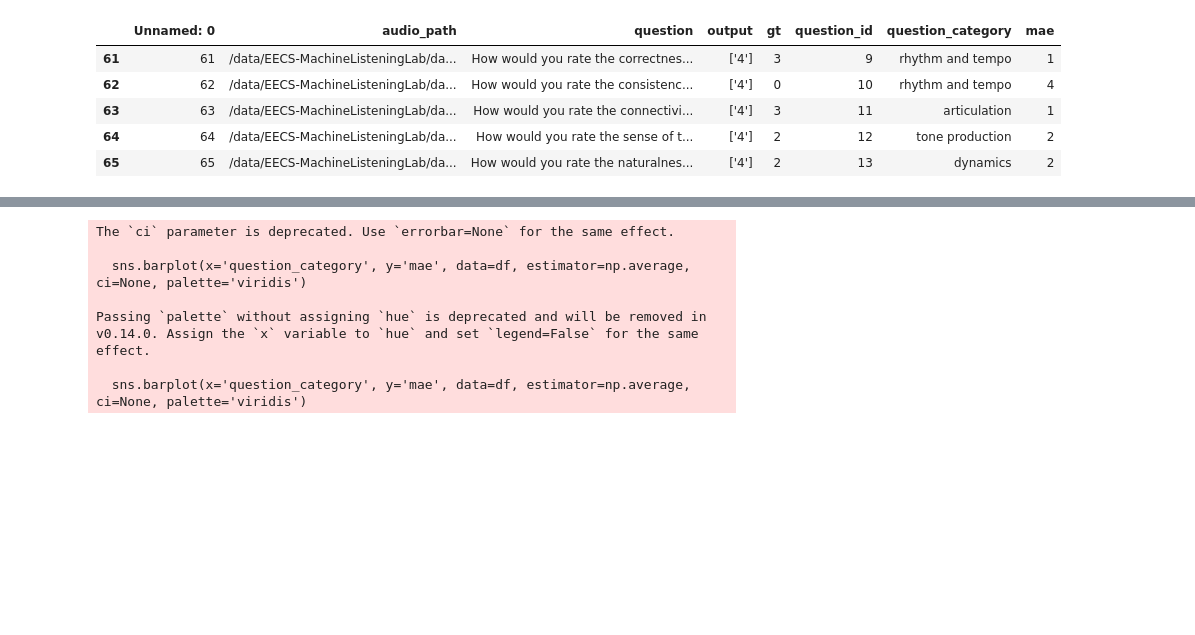
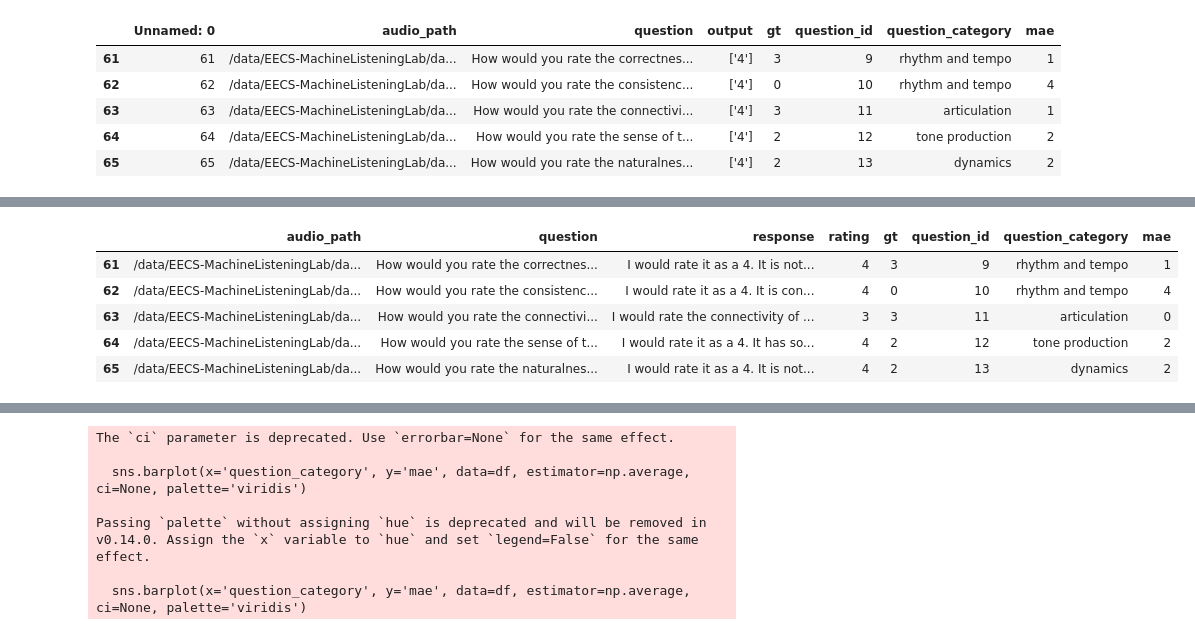
Before and after one commit to anusfoil/LLaQo, a Jupyter notebook: engine/results/analysis.ipynb, the cells around one changed output, grey strips where cells are left out. Saved outputs shown, nothing was run; the diff lists cells and outputs as text; code cells hidden in the pictures; blank space fills up the shorter version.

```diff
--- a/engine/results/analysis.ipynb
+++ b/engine/results/analysis.ipynb
@@ -38,0 +16,10 @@ Passing `palette` without assigning `hue` is deprecated and will be removed in v
+# %%
+ltu_df = pd.read_csv("ltu_results.csv")
+ltu_df[-5:]
+# %% [output]
+|  | audio_path | question | response | rating | gt | question_id | question_category | mae |
+| 61 | /data/EECS-MachineListeningLab/da... | How would you rate the correctnes... | I would rate it as a 4. It is not... | 4 | 3 | 9 | rhythm and tempo | 1 |
+| 62 | /data/EECS-MachineListeningLab/da... | How would you rate the consistenc... | I would rate it as a 4. It is con... | 4 | 0 | 10 | rhythm and tempo | 4 |
+| 63 | /data/EECS-MachineListeningLab/da... | How would you rate the connectivi... | I would rate the connectivity of ... | 3 | 3 | 11 | articulation | 0 |
+| 64 | /data/EECS-MachineListeningLab/da... | How would you rate the sense of t... | I would rate it as a 4. It has so... | 4 | 2 | 12 | tone production | 2 |
+| 65 | /data/EECS-MachineListeningLab/da... | How would you rate the naturalnes... | I would rate it as a 4. It is not... | 4 | 2 | 13 | dynamics | 2 |
```
Also changed, not shown: parts of 5 cells of this notebook, 4 other files.
